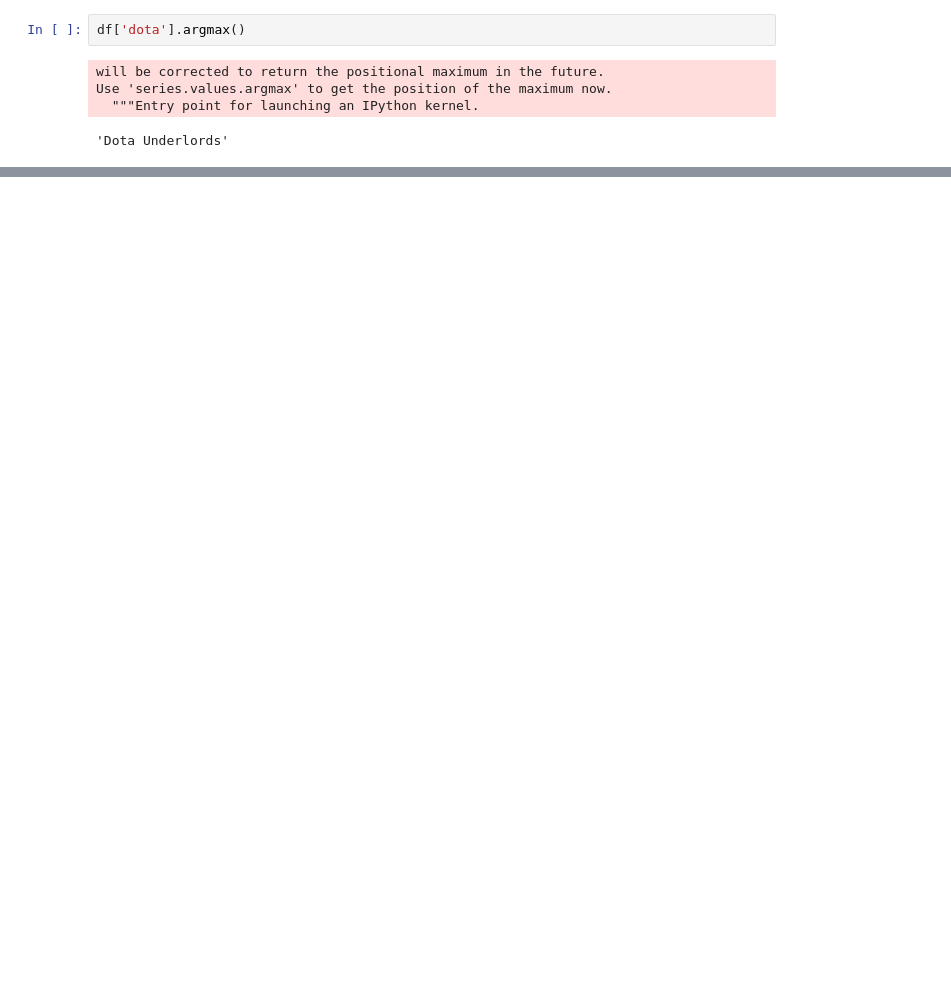
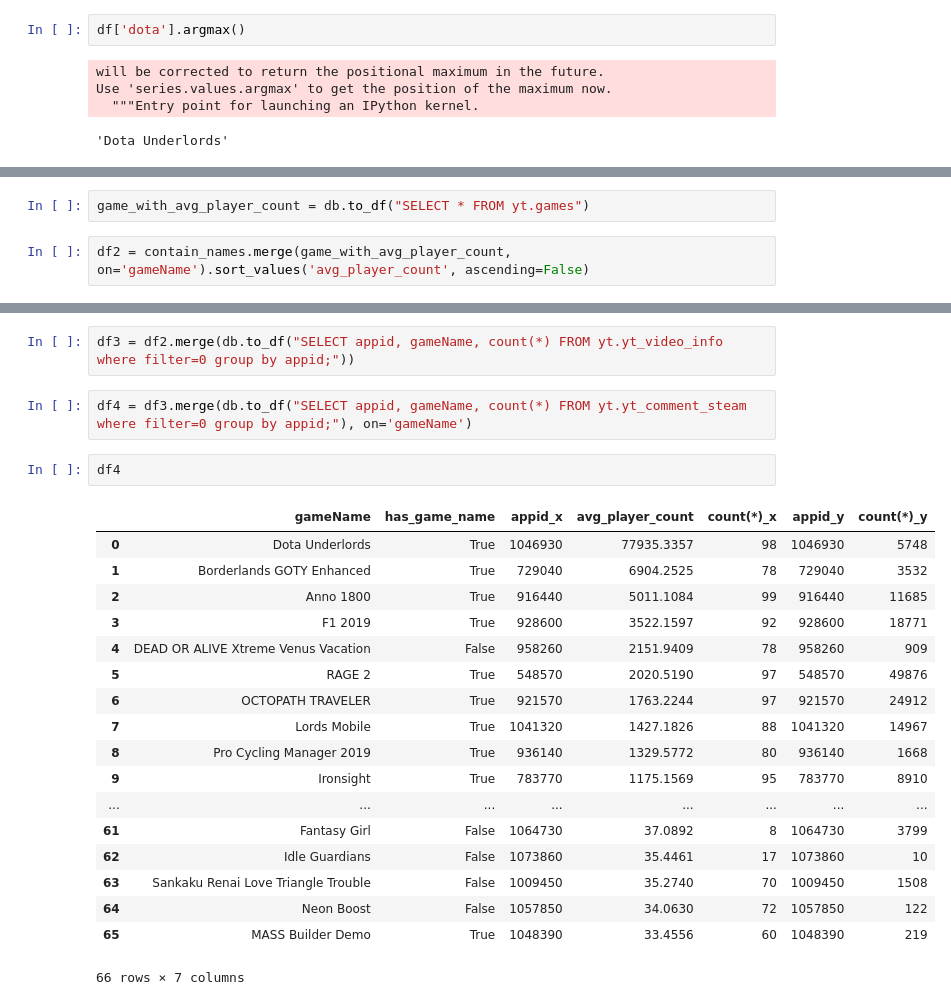
Before and after one commit to 21jun/python-mysql-connector, a Jupyter notebook: Untitled3.ipynb, the cells around one changed output, grey strips where cells are left out. Cells and saved outputs as stored; diff of their text form; blank space fills up the shorter version.

```diff
--- a/Untitled3.ipynb
+++ b/Untitled3.ipynb
@@ -401,0 +292,4 @@ Name: Esports Life Tycoon, dtype: float64
+# %%
+game_with_avg_player_count = db.to_df("SELECT * FROM yt.games")
+# %%
+df2 = contain_names.merge(game_with_avg_player_count, on='gameName').sort_values('avg_player_count', ascending=False)
@@ -401,0 +317,25 @@ Name: Esports Life Tycoon, dtype: float64
+# %%
+df3 = df2.merge(db.to_df("SELECT appid, gameName, count(*) FROM yt.yt_video_info where filter=0 group by appid;"))
+# %%
+df4 = df3.merge(db.to_df("SELECT appid, gameName, count(*) FROM yt.yt_comment_steam where filter=0 group by appid;"), on='gameName')
+# %%
+df4
+# %% [output]
+|  | gameName | has_game_name | appid_x | avg_player_count | count(*)_x | appid_y | count(*)_y |
+| 0 | Dota Underlords | True | 1046930 | 77935.3357 | 98 | 1046930 | 5748 |
+| 1 | Borderlands GOTY Enhanced | True | 729040 | 6904.2525 | 78 | 729040 | 3532 |
+| 2 | Anno 1800 | True | 916440 | 5011.1084 | 99 | 916440 | 11685 |
+| 3 | F1 2019 | True | 928600 | 3522.1597 | 92 | 928600 | 18771 |
+| 4 | DEAD OR ALIVE Xtreme Venus Vacation | False | 958260 | 2151.9409 | 78 | 958260 | 909 |
+| 5 | RAGE 2 | True | 548570 | 2020.5190 | 97 | 548570 | 49876 |
+| 6 | OCTOPATH TRAVELER | True | 921570 | 1763.2244 | 97 | 921570 | 24912 |
+| 7 | Lords Mobile | True | 1041320 | 1427.1826 | 88 | 1041320 | 14967 |
+| 8 | Pro Cycling Manager 2019 | True | 936140 | 1329.5772 | 80 | 936140 | 1668 |
+| 9 | Ironsight | True | 783770 | 1175.1569 | 95 | 783770 | 8910 |
+| ... | ... | ... | ... | ... | ... | ... | ... |
+| 61 | Fantasy Girl | False | 1064730 | 37.0892 | 8 | 1064730 | 3799 |
+| 62 | Idle Guardians | False | 1073860 | 35.4461 | 17 | 1073860 | 10 |
+| 63 | Sankaku Renai Love Triangle Trouble | False | 1009450 | 35.2740 | 70 | 1009450 | 1508 |
+| 64 | Neon Boost | False | 1057850 | 34.0630 | 72 | 1057850 | 122 |
+| 65 | MASS Builder Demo | True | 1048390 | 33.4556 | 60 | 1048390 | 219 |
+66 rows × 7 columns
```
Also changed, not shown: parts of 44 cells of this notebook, 4 other files.
